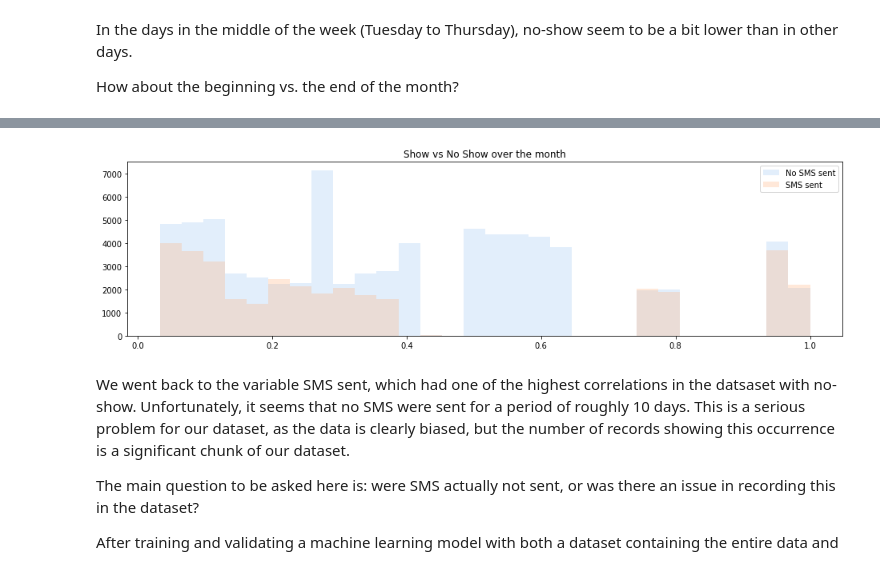
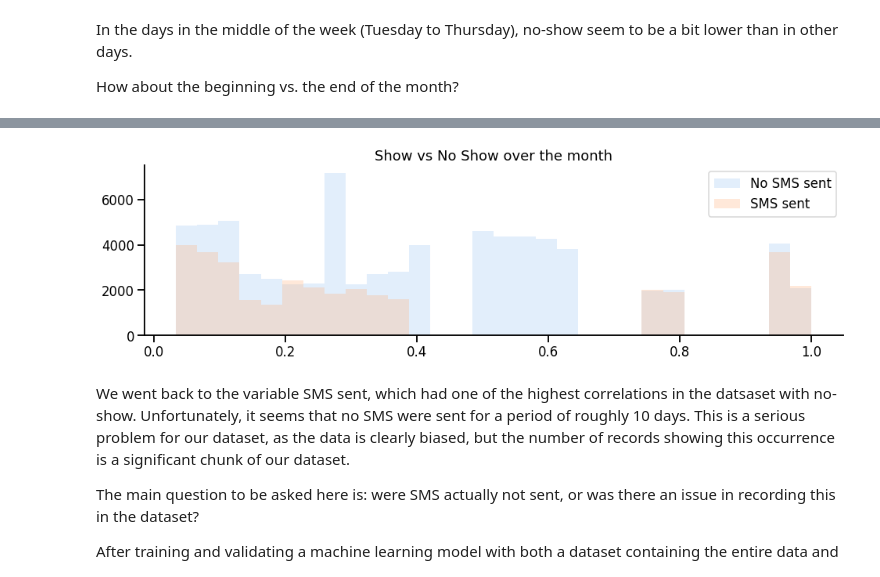
Before and after one commit to arabinelli/Medical-appointments-no-show, a Jupyter notebook: No-show-EDA.ipynb, the cells around one changed output, grey strips where cells are left out. Saved outputs shown, nothing was run; the diff lists cells and outputs as text; code cells hidden in the pictures.

```diff
--- a/No-show-EDA.ipynb
+++ b/No-show-EDA.ipynb
@@ -8,6 +8,8 @@ import matplotlib
 import matplotlib.pyplot as plt
 import seaborn as sns
 from utils.plots import plot_categorical_distribution
+
+sns.set_context("talk")
 # %%
 # set some jupyter magic
 %matplotlib inline
@@ -688,16 +720,17 @@ plt.show()
 # %%
 fig, ax = plt.subplots(figsize=(16, 4))
 
 ax.hist(x="appointmentDayMonthProgress", data = no_show_df.loc[~no_show_df.smsSent], bins=30, density=False,
         label='No SMS sent',alpha=0.3)
 ax.hist(x="appointmentDayMonthProgress", data = no_show_df.loc[no_show_df.smsSent], bins=30, density=False,
         label='SMS sent', alpha=0.3)
 #ax = sns.distplot(no_show_df.appointmentDayMonthProgress,hist_kws=true, bins=15)
 ax.set_title("Show vs No Show over the month")
 ax.legend()
+sns.despine()
 plt.show()
 # %% [output]
-[figure, old version]
+[figure, new version]
 # %% [markdown]
 We went back to the variable SMS sent, which had one of the highest correlations in the datsaset with no-show. Unfortunately, it seems that no SMS were sent for a period of roughly 10 days. This is a serious problem for our dataset, as the data is clearly biased, but the number of records showing this occurrence is a significant chunk of our dataset.
 
```
Also changed, not shown: parts of 19 cells of this notebook, 2 other files.
